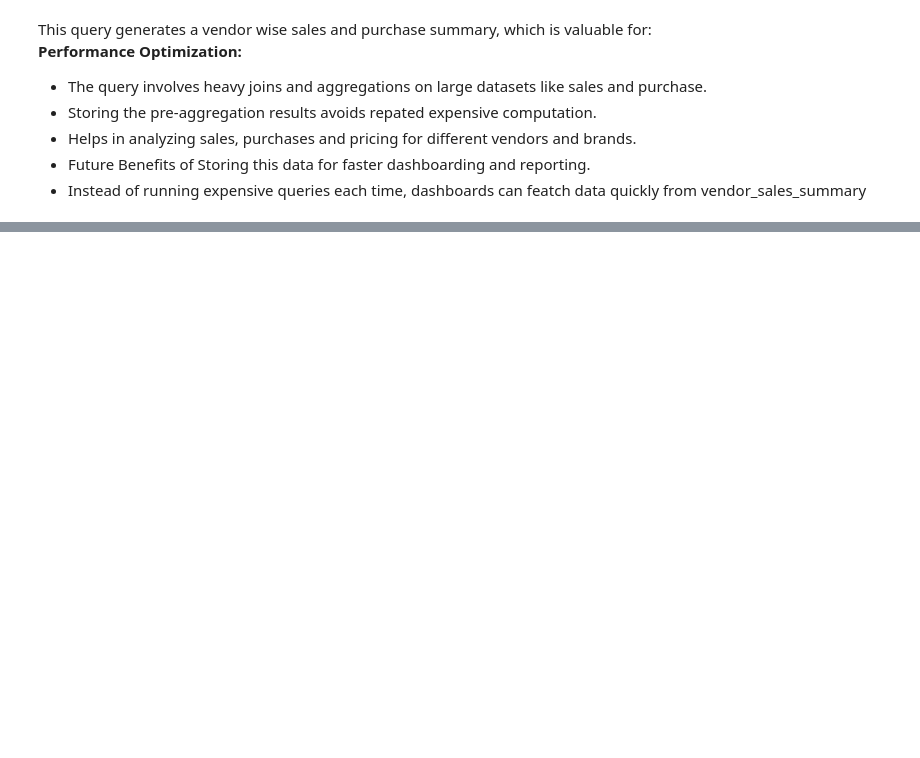
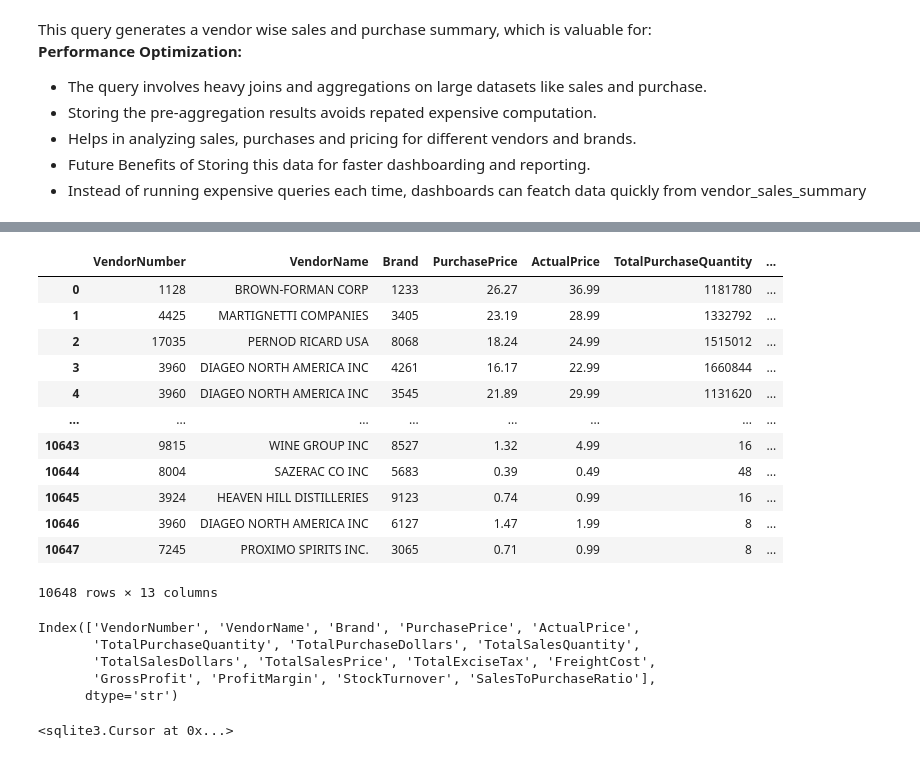
Before and after one commit to 1sazzad/vendor-performance-analytics, a Jupyter notebook: Exploratory_Data_Analysis.ipynb, the cells around one changed output, grey strips where cells are left out. Cells and saved outputs as stored; diff of their text form; code cells hidden in the pictures; blank space fills up the shorter version.

```diff
--- a/Exploratory_Data_Analysis.ipynb
+++ b/Exploratory_Data_Analysis.ipynb
@@ -368,0 +453,17 @@ This query generates a vendor wise sales and purchase summary, which is valuable
+# %%
+vendor_sales_summary['GrossProfit'] = vendor_sales_summary['TotalSalesDollars'] - vendor_sales_summary['TotalPurchaseDollars']
+vendor_sales_summary
+# %% [output]
+|  | VendorNumber | VendorName | Brand | PurchasePrice | ActualPrice | TotalPurchaseQuantity | ... |
+| 0 | 1128 | BROWN-FORMAN CORP | 1233 | 26.27 | 36.99 | 1181780 | ... |
+| 1 | 4425 | MARTIGNETTI COMPANIES | 3405 | 23.19 | 28.99 | 1332792 | ... |
+| 2 | 17035 | PERNOD RICARD USA | 8068 | 18.24 | 24.99 | 1515012 | ... |
+| 3 | 3960 | DIAGEO NORTH AMERICA INC | 4261 | 16.17 | 22.99 | 1660844 | ... |
+| 4 | 3960 | DIAGEO NORTH AMERICA INC | 3545 | 21.89 | 29.99 | 1131620 | ... |
+| ... | ... | ... | ... | ... | ... | ... | ... |
+| 10643 | 9815 | WINE GROUP INC | 8527 | 1.32 | 4.99 | 16 | ... |
+| 10644 | 8004 | SAZERAC CO INC | 5683 | 0.39 | 0.49 | 48 | ... |
+| 10645 | 3924 | HEAVEN HILL DISTILLERIES | 9123 | 0.74 | 0.99 | 16 | ... |
+| 10646 | 3960 | DIAGEO NORTH AMERICA INC | 6127 | 1.47 | 1.99 | 8 | ... |
+| 10647 | 7245 | PROXIMO SPIRITS INC. | 3065 | 0.71 | 0.99 | 8 | ... |
+10648 rows × 13 columns
@@ -368,0 +476,8 @@ This query generates a vendor wise sales and purchase summary, which is valuable
+# %%
+vendor_sales_summary.columns
+# %% [output]
+Index(['VendorNumber', 'VendorName', 'Brand', 'PurchasePrice', 'ActualPrice',
+       'TotalPurchaseQuantity', 'TotalPurchaseDollars', 'TotalSalesQuantity',
+       'TotalSalesDollars', 'TotalSalesPrice', 'TotalExciseTax', 'FreightCost',
+       'GrossProfit', 'ProfitMargin', 'StockTurnover', 'SalesToPurchaseRatio'],
+      dtype='str')
@@ -368,0 +486,25 @@ This query generates a vendor wise sales and purchase summary, which is valuable
+# %%
+cursor.execute("""CREATE TABLE vendor_sales_summary (
+    VendorNumber INT,
+    VendorName VARCHAR(100),
+    Brand INT,
+
+    PurchasePrice DECIMAL(10,2),
+    ActualPrice DECIMAL(10,2),
+
+    TotalPurchaseQuantity INT,
+    TotalPurchaseDollars DECIMAL(15,2),
+    TotalSalesQuantity INT,
+    TotalSalesDollars DECIMAL(15,2),
+    TotalSalesPrice DECIMAL(15,2),
+    TotalExciseTax DECIMAL(15,2),
+    FreightCost DECIMAL(15,2),
+    GrossProfit DECIMAL(15,2),
+    ProfitMargin DECIMAL(15,2),
+    StockTurnover DECIMAL(15,2),
+    SalesToPurchaseRatio DECIMAL(15,2),
+    PRIMARY KEY (VendorNumber, Brand)
+);
+""")
+# %% [output]
+<sqlite3.Cursor at 0x...>
```
Also changed, not shown: parts of 13 cells of this notebook, 6 other files.
